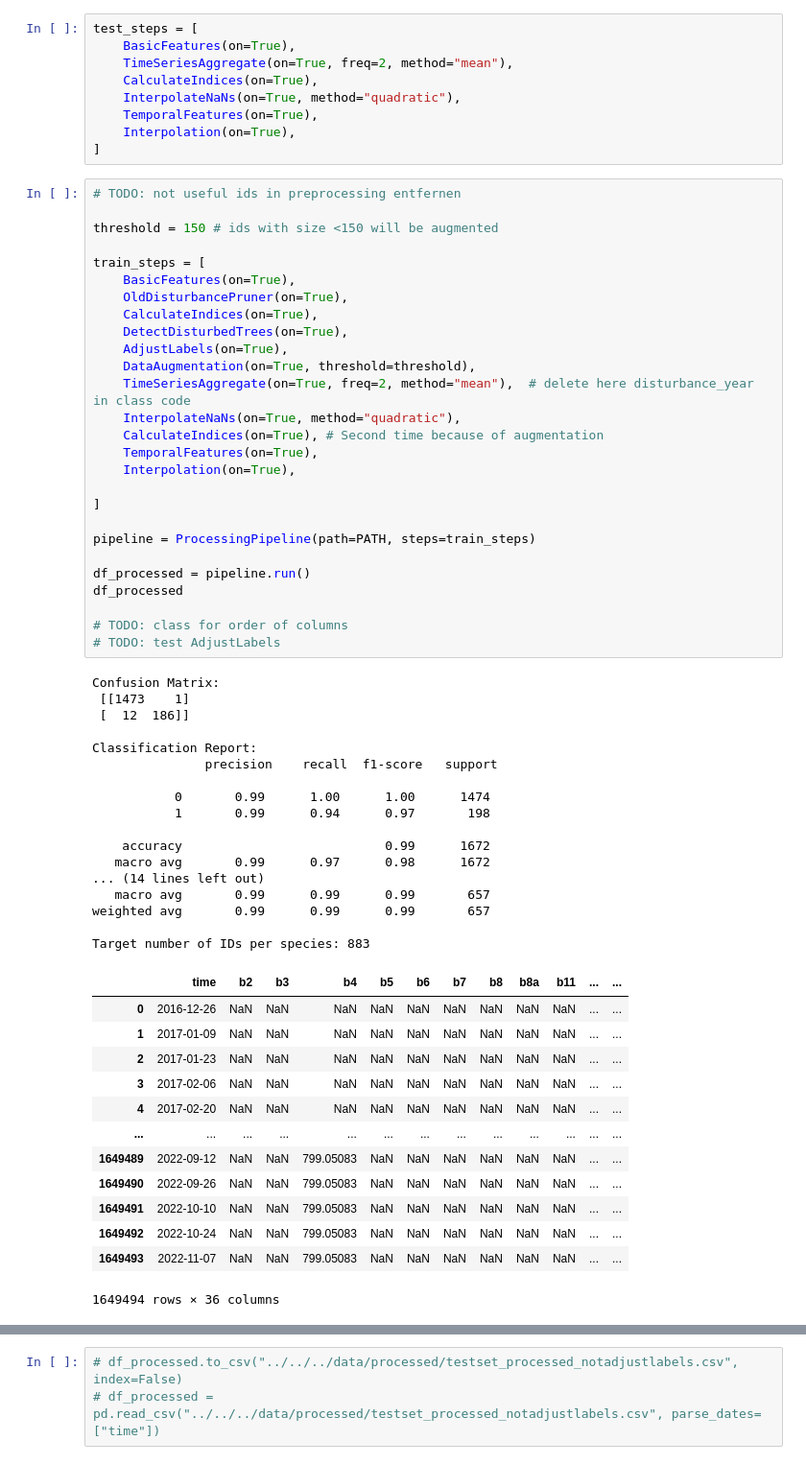
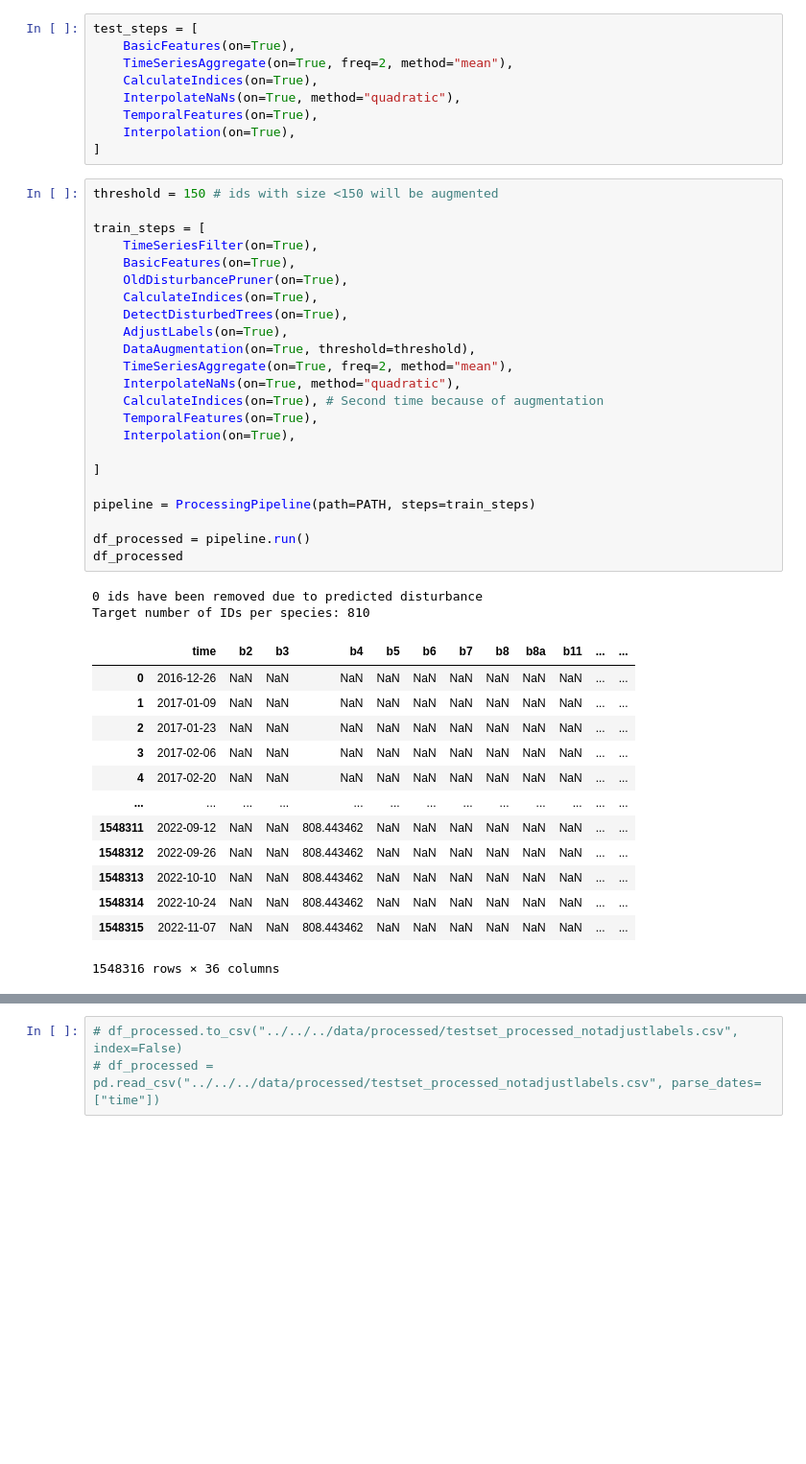
Before and after one commit to RafaelRiesle/tree_classification, a Jupyter notebook: src/pipelines/processing/test_pipeline.ipynb, the cells around one changed output, grey strips where cells are left out. Shown: that part at 96% size. Drawn from its saved outputs; the diff is of its cells as text; blank space fills up the shorter version.

Commit message:
feat: integrated filter in pipeline

```diff
--- a/src/pipelines/processing/test_pipeline.ipynb
+++ b/src/pipelines/processing/test_pipeline.ipynb
@@ -29,63 +30,44 @@ test_steps = [
     Interpolation(on=True),
 ]
 # %%
-# TODO: not useful ids in preprocessing entfernen
-
 threshold = 150 # ids with size <150 will be augmented
 
 train_steps = [
+    TimeSeriesFilter(on=True),
     BasicFeatures(on=True),
     OldDisturbancePruner(on=True),
     CalculateIndices(on=True),
     DetectDisturbedTrees(on=True),
     AdjustLabels(on=True),
     DataAugmentation(on=True, threshold=threshold),
-    TimeSeriesAggregate(on=True, freq=2, method="mean"),  # delete here disturbance_year in class code
+    TimeSeriesAggregate(on=True, freq=2, method="mean"),
     InterpolateNaNs(on=True, method="quadratic"),
     CalculateIndices(on=True), # Second time because of augmentation
     TemporalFeatures(on=True),
     Interpolation(on=True),
 
 ]
 
 pipeline = ProcessingPipeline(path=PATH, steps=train_steps)
 
 df_processed = pipeline.run()
 df_processed
-
-# TODO: class for order of columns
-# TODO: test AdjustLabels
 # %% [output]
-Confusion Matrix:
- [[1473    1]
- [  12  186]]
-
-Classification Report:
-               precision    recall  f1-score   support
-
-           0       0.99      1.00      1.00      1474
-           1       0.99      0.94      0.97       198
-
-    accuracy                           0.99      1672
-   macro avg       0.99      0.97      0.98      1672
-... (14 lines left out)
-   macro avg       0.99      0.99      0.99       657
-weighted avg       0.99      0.99      0.99       657
-
-Target number of IDs per species: 883
+0 ids have been removed due to predicted disturbance
+Target number of IDs per species: 810
 |  | time | b2 | b3 | b4 | b5 | b6 | b7 | b8 | b8a | b11 | ... | ... |
 | 0 | 2016-12-26 | NaN | NaN | NaN | NaN | NaN | NaN | NaN | NaN | NaN | ... | ... |
 | 1 | 2017-01-09 | NaN | NaN | NaN | NaN | NaN | NaN | NaN | NaN | NaN | ... | ... |
 | 2 | 2017-01-23 | NaN | NaN | NaN | NaN | NaN | NaN | NaN | NaN | NaN | ... | ... |
 | 3 | 2017-02-06 | NaN | NaN | NaN | NaN | NaN | NaN | NaN | NaN | NaN | ... | ... |
 | 4 | 2017-02-20 | NaN | NaN | NaN | NaN | NaN | NaN | NaN | NaN | NaN | ... | ... |
 | ... | ... | ... | ... | ... | ... | ... | ... | ... | ... | ... | ... | ... |
-| 1649489 | 2022-09-12 | NaN | NaN | 799.05083 | NaN | NaN | NaN | NaN | NaN | NaN | ... | ... |
-| 1649490 | 2022-09-26 | NaN | NaN | 799.05083 | NaN | NaN | NaN | NaN | NaN | NaN | ... | ... |
-| 1649491 | 2022-10-10 | NaN | NaN | 799.05083 | NaN | NaN | NaN | NaN | NaN | NaN | ... | ... |
-| 1649492 | 2022-10-24 | NaN | NaN | 799.05083 | NaN | NaN | NaN | NaN | NaN | NaN | ... | ... |
-| 1649493 | 2022-11-07 | NaN | NaN | 799.05083 | NaN | NaN | NaN | NaN | NaN | NaN | ... | ... |
+| 1548311 | 2022-09-12 | NaN | NaN | 808.443462 | NaN | NaN | NaN | NaN | NaN | NaN | ... | ... |
+| 1548312 | 2022-09-26 | NaN | NaN | 808.443462 | NaN | NaN | NaN | NaN | NaN | NaN | ... | ... |
+| 1548313 | 2022-10-10 | NaN | NaN | 808.443462 | NaN | NaN | NaN | NaN | NaN | NaN | ... | ... |
+| 1548314 | 2022-10-24 | NaN | NaN | 808.443462 | NaN | NaN | NaN | NaN | NaN | NaN | ... | ... |
+| 1548315 | 2022-11-07 | NaN | NaN | 808.443462 | NaN | NaN | NaN | NaN | NaN | NaN | ... | ... |
-1649494 rows × 36 columns
+1548316 rows × 36 columns
 # %%
 df_processed[df_processed["id"].str.contains("aug")]
 # %% [output]
```
Also changed, not shown: parts of 3 cells of this notebook.
